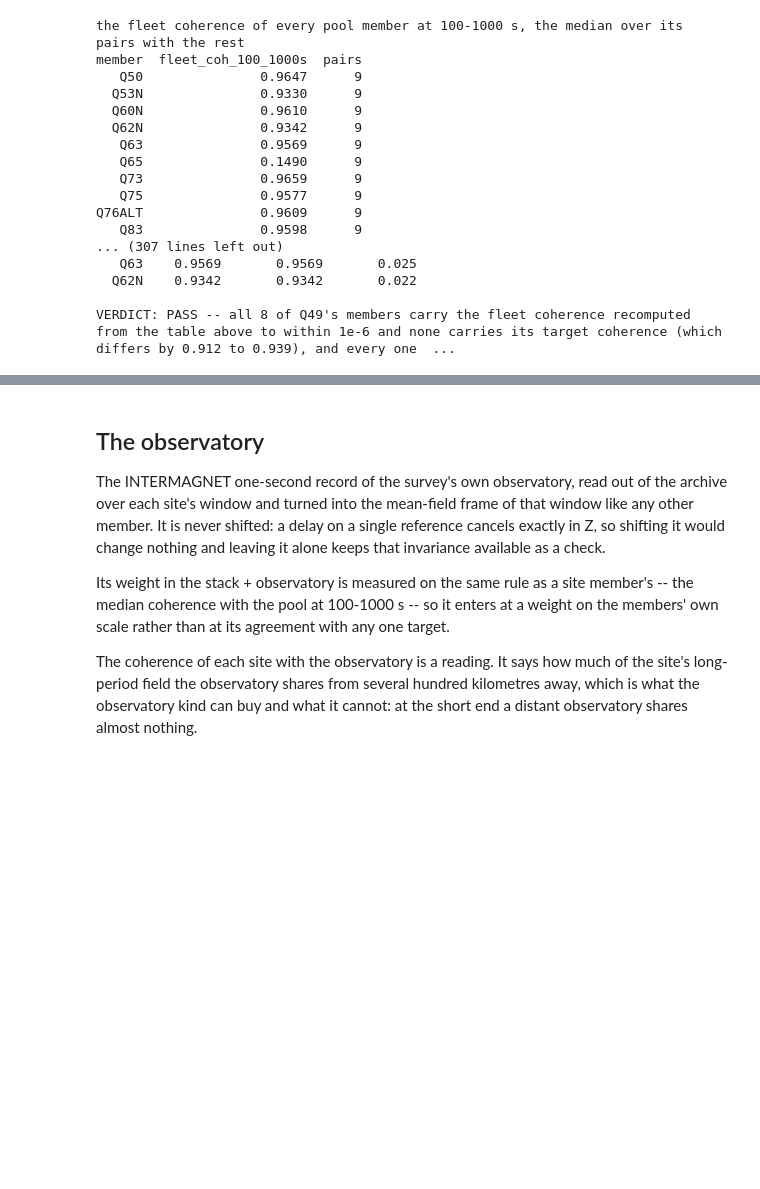
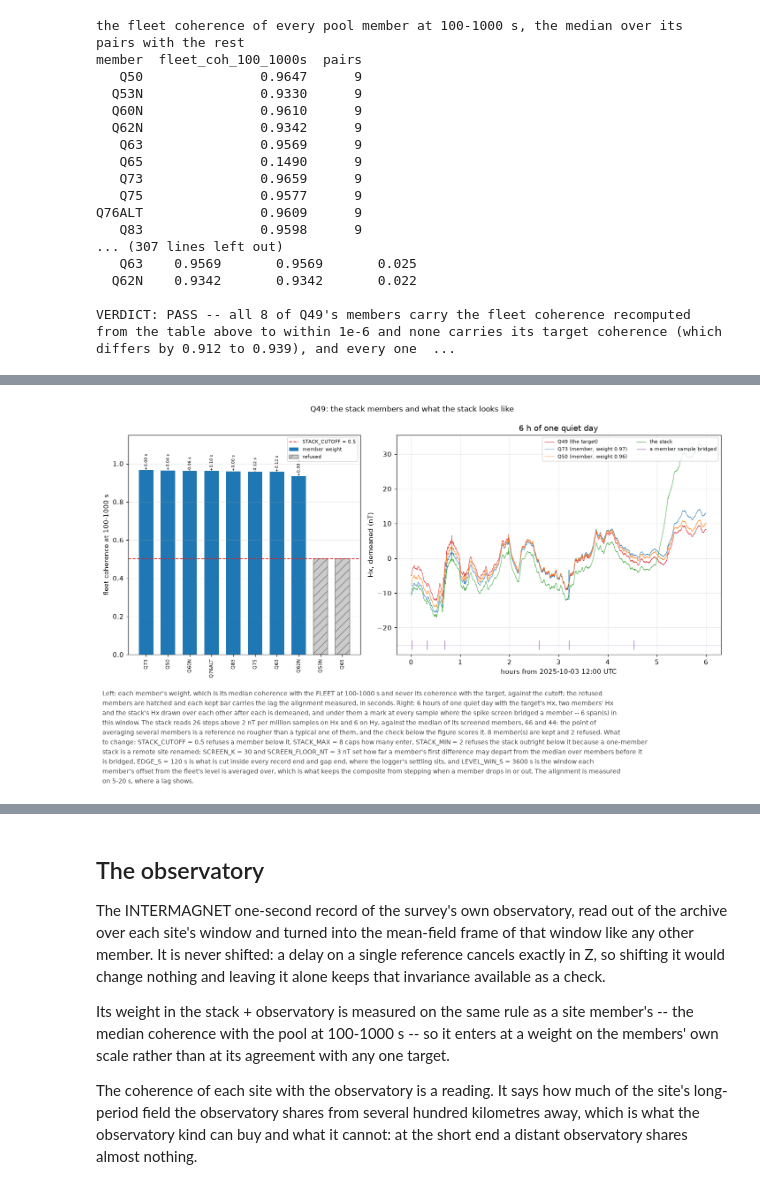
Before and after one commit to bvkay/AusLAMP-Processing-2026, a Jupyter notebook: workbooks/03_process.ipynb, the cells around one changed output, grey strips where cells are left out. Saved outputs shown, nothing was run; the diff lists cells and outputs as text; code cells hidden in the pictures; blank space fills up the shorter version.

```diff
--- a/workbooks/03_process.ipynb
+++ b/workbooks/03_process.ipynb
@@ -607,0 +756,42 @@ VERDICT: PASS -- all 8 of Q49's members carry the fleet coherence recomputed fro
+# %%
+t0s, n_s = ST.window(SHOW)
+_t, h_show, _ang, _n = ST.rotated(SHOW)
+kept_show = stacks[SHOW][0]
+lags_show = stacks[SHOW][1]
+members_drawn = list(kept_show)[:2]
+try:
+    _rt, rh_stack, _rm, stack_info = REF.load_reference("stack", SHOW, RATES1[0], WORK)
+except FileNotFoundError:
+    rh_stack, stack_info = None, {}
+grids = [np.asarray(h_show["Hx"], float)]
+labels = ["%s (the target)" % SHOW]
+colours = ["C3"]
+for m in members_drawn:
+    grids.append(np.asarray(ST._on_grid(m, t0s, n_s, drop_events=True,
+                                        lag_s=lags_show.get(m))["Hx"], float))
+    labels.append("%s (member, weight %.2f)" % (m, kept_show[m]))
+    colours.append("C0" if len(colours) == 1 else "C1")
+if rh_stack is not None:
+    grids.append(np.asarray(rh_stack["Hx"], float))
+    labels.append("the stack")
+    colours.append("C2")
+i0 = quiet_window(grids, fs=float(RATES1[0]), hours=6.0)
+w = int(6 * 3600 * RATES1[0])
+series = ([] if i0 is None else [(lb, g[i0:i0 + w], c) for lb, g, c in zip(labels, grids, colours)])
+# the marks under the traces are the spans the spike screen bridged, read from the store's own npz and cut
+# to the drawn window; Hx is the channel drawn, so Hx is the channel marked
+scr_show = stack_info.get("screen") or {}
+bridged = ([] if i0 is None else
+           [(max(int(a) - i0, 0), min(int(b) - i0, w))
+            for a, b in REF.bridged_spans("stack", SHOW, RATES1[0], WORK, "Hx")
+            if int(b) > i0 and int(a) < i0 + w])
+show(FIGP.stack_weights(kept_show, stacks[SHOW][2], lags_show, SHOW,
+                        site_dir(SHOW) / "03_stack.png", series=series,
+                        t_start=(None if i0 is None else t0s + i0 / RATES1[0]),
+                        cutoff=STACK_CUTOFF, n_max=STACK_MAX, n_min=STACK_MIN, fs=float(RATES1[0]),
+                        bridged=bridged, steps=(scr_show.get("steps_per_million") or {}),
+                        screen_k=REF.SCREEN_K, screen_floor_nt=REF.SCREEN_FLOOR_NT, edge_s=REF.EDGE_S,
+                        step_nt=REF.STEP_NT, level_win_s=REF.LEVEL_WIN_S))
+del grids, rh_stack
+# %% [output]
+[figure, added]
```
Also changed, not shown: parts of 43 cells of this notebook, 11 other files.
